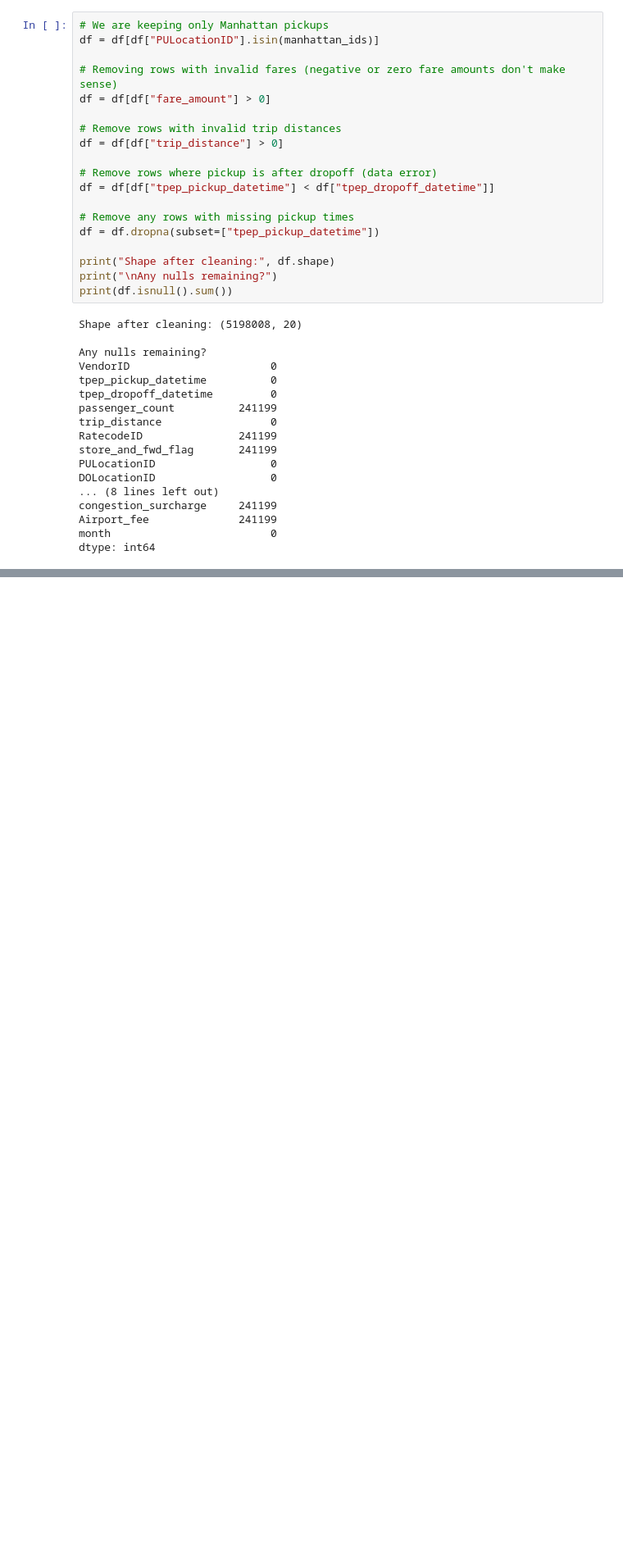
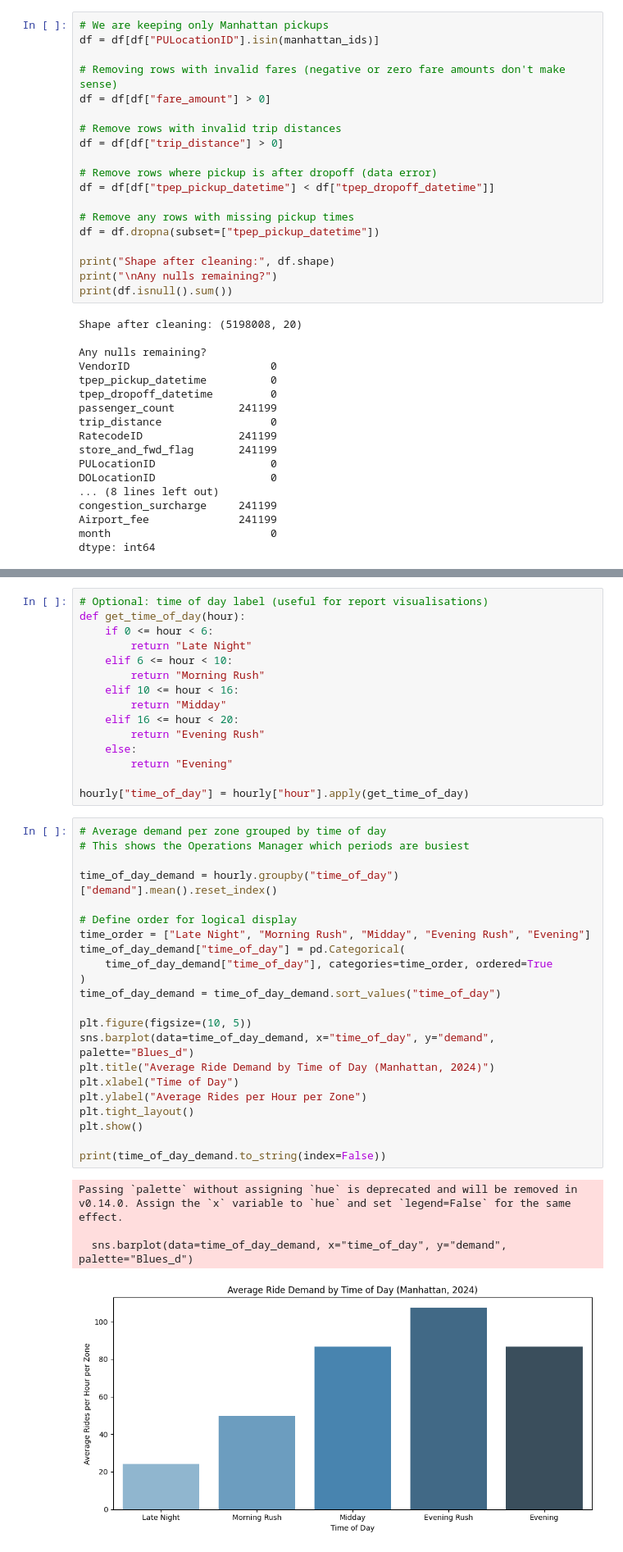
Before and after one commit to emma123456789102/Machine-Learning-Taxi-, a Jupyter notebook: models/ride_demand/00_explore.ipynb, the cells around one changed output, grey strips where cells are left out. Shown at 82% size. Saved outputs shown, nothing was run; the diff lists cells and outputs as text; blank space fills up the shorter version.

```diff
--- a/models/ride_demand/00_explore.ipynb
+++ b/models/ride_demand/00_explore.ipynb
@@ -94,0 +524,42 @@ dtype: int64
+# %%
+# Optional: time of day label (useful for report visualisations)
+def get_time_of_day(hour):
+    if 0 <= hour < 6:
+        return "Late Night"
+    elif 6 <= hour < 10:
+        return "Morning Rush"
+    elif 10 <= hour < 16:
+        return "Midday"
+    elif 16 <= hour < 20:
+        return "Evening Rush"
+    else:
+        return "Evening"
+
+hourly["time_of_day"] = hourly["hour"].apply(get_time_of_day)
+# %%
+# Average demand per zone grouped by time of day
+# This shows the Operations Manager which periods are busiest
+
+time_of_day_demand = hourly.groupby("time_of_day")["demand"].mean().reset_index()
+
+# Define order for logical display
+time_order = ["Late Night", "Morning Rush", "Midday", "Evening Rush", "Evening"]
+time_of_day_demand["time_of_day"] = pd.Categorical(
+    time_of_day_demand["time_of_day"], categories=time_order, ordered=True
+)
+time_of_day_demand = time_of_day_demand.sort_values("time_of_day")
+
+plt.figure(figsize=(10, 5))
+sns.barplot(data=time_of_day_demand, x="time_of_day", y="demand", palette="Blues_d")
+plt.title("Average Ride Demand by Time of Day (Manhattan, 2024)")
+plt.xlabel("Time of Day")
+plt.ylabel("Average Rides per Hour per Zone")
+plt.tight_layout()
+plt.show()
+
+print(time_of_day_demand.to_string(index=False))
+# %% [output]
+Passing `palette` without assigning `hue` is deprecated and will be removed in v0.14.0. Assign the `x` variable to `hue` and set `legend=False` for the same effect.
+
+  sns.barplot(data=time_of_day_demand, x="time_of_day", y="demand", palette="Blues_d")
+[figure, added]
```
Also changed, not shown: parts of 36 cells of this notebook, 1 other file.
